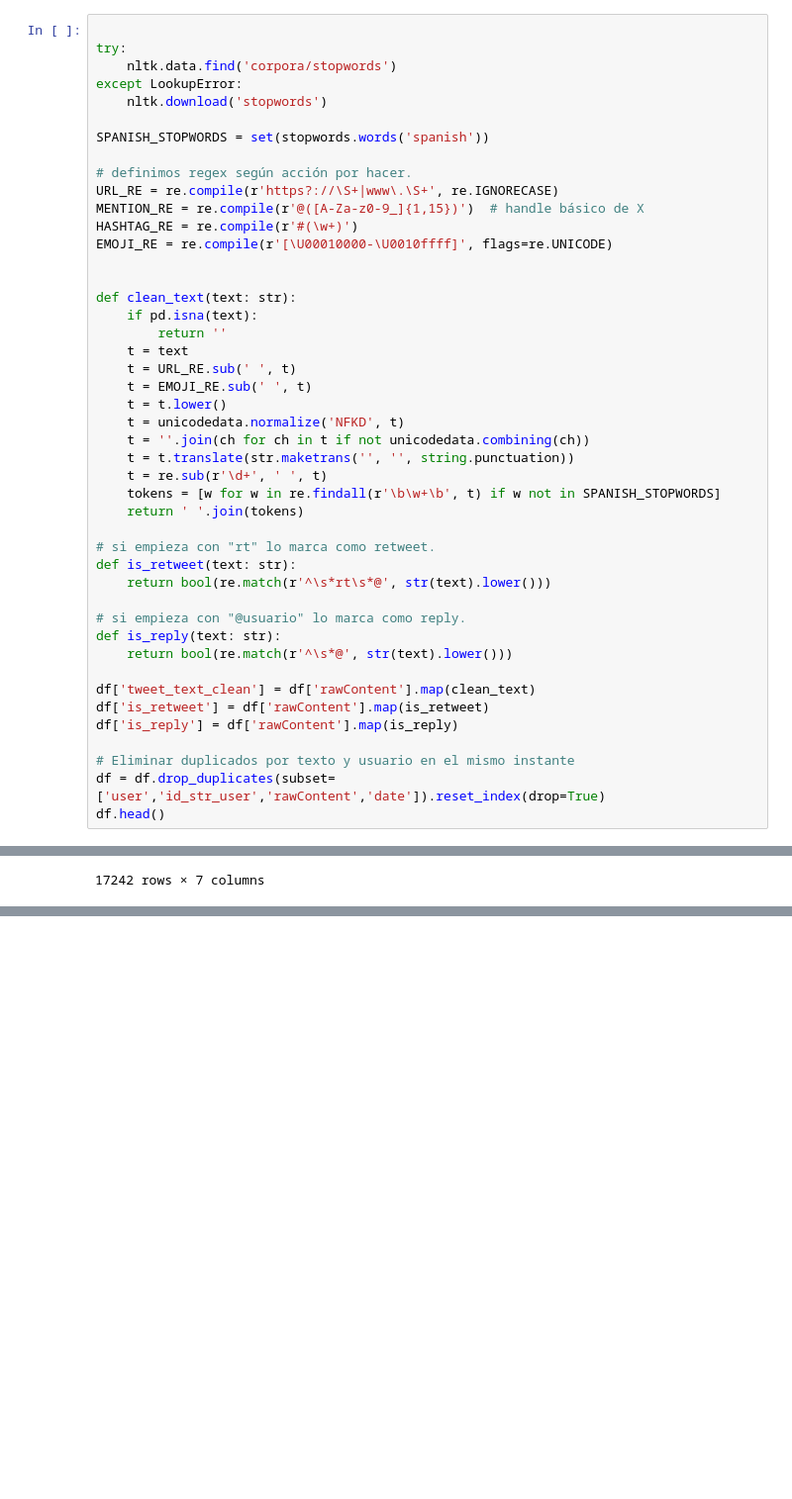
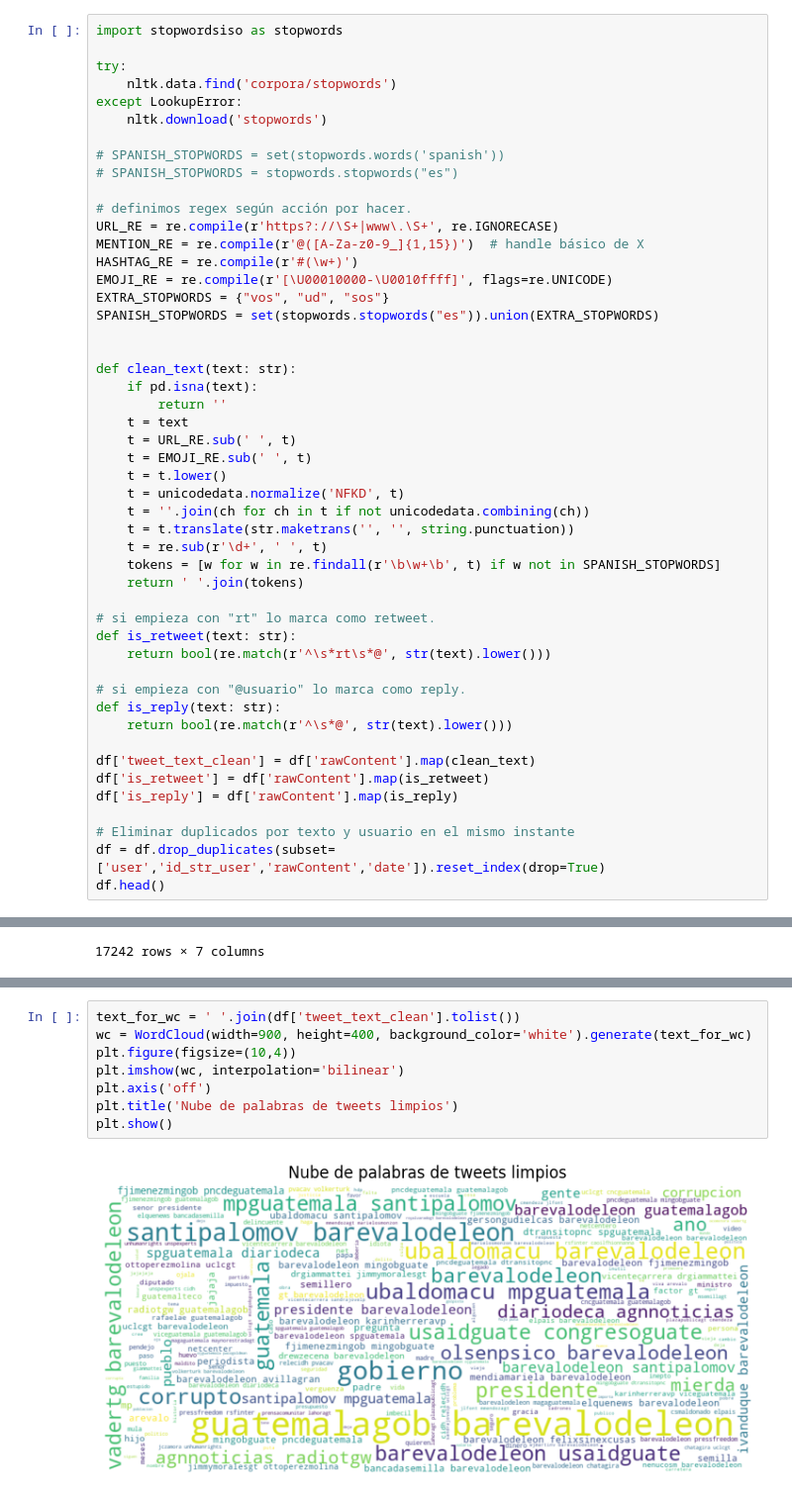
Before and after one commit to faguilarleal/lab6_ds, a Jupyter notebook: main.ipynb, the cells around one changed output, grey strips where cells are left out. Shown at 99% size. Cells and saved outputs as stored; diff of their text form; blank space fills up the shorter version.

```diff
--- a/main.ipynb
+++ b/main.ipynb
@@ -273,19 +273,23 @@ print(df["user"].nunique())
 ##### rawContent
 Acciones típicas: minúsculas, quitar URLs, menciones, hashtags, emojis, signos de puntuación, números y *stopwords*; normalizar `username` y deduplicar. También extraeremos menciones, respuestas y retweets sobre tio Berny.
 # %%
+import stopwordsiso as stopwords
 
 try:
     nltk.data.find('corpora/stopwords')
 except LookupError:
     nltk.download('stopwords')
 
-SPANISH_STOPWORDS = set(stopwords.words('spanish'))
+# SPANISH_STOPWORDS = set(stopwords.words('spanish'))
+# SPANISH_STOPWORDS = stopwords.stopwords("es")
 
 # definimos regex según acción por hacer.
 URL_RE = re.compile(r'https?://\S+|www\.\S+', re.IGNORECASE)
 MENTION_RE = re.compile(r'@([A-Za-z0-9_]{1,15})')  # handle básico de X
 HASHTAG_RE = re.compile(r'#(\w+)')
 EMOJI_RE = re.compile(r'[\U00010000-\U0010ffff]', flags=re.UNICODE)
+EXTRA_STOPWORDS = {"vos", "ud", "sos"}
+SPANISH_STOPWORDS = set(stopwords.stopwords("es")).union(EXTRA_STOPWORDS)
 
 
 def clean_text(text: str):
@@ -587,0 +673,10 @@ df_usuarios_mencionados
+# %%
+text_for_wc = ' '.join(df['tweet_text_clean'].tolist())
+wc = WordCloud(width=900, height=400, background_color='white').generate(text_for_wc)
+plt.figure(figsize=(10,4))
+plt.imshow(wc, interpolation='bilinear')
+plt.axis('off')
+plt.title('Nube de palabras de tweets limpios')
+plt.show()
+# %% [output]
+[figure, added]
```
Also changed, not shown: parts of 10 cells of this notebook.
